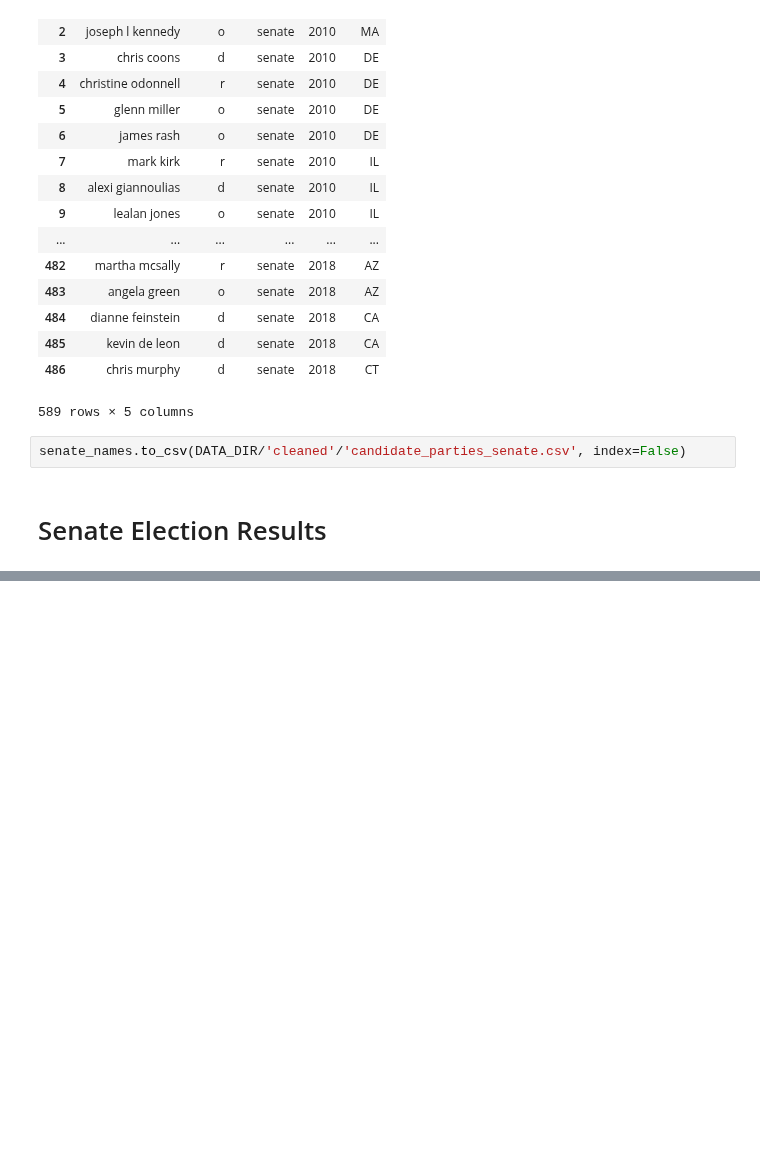
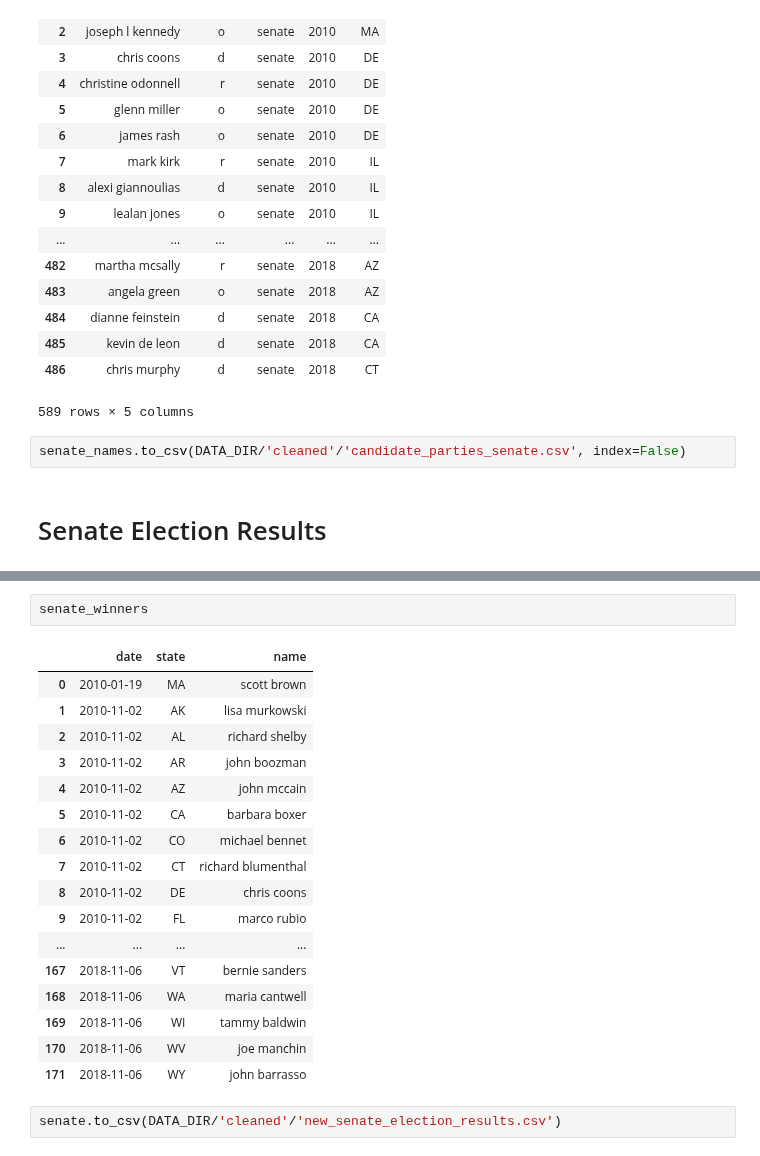
Before and after one commit to Nlorio/election-forecast, a Jupyter notebook: notebooks/1-preprocessing/new_scrape_senate.ipynb, the cells around one changed output, grey strips where cells are left out. Drawn from its saved outputs; the diff is of its cells as text; blank space fills up the shorter version.

```diff
--- a/notebooks/1-preprocessing/new_scrape_senate.ipynb
+++ b/notebooks/1-preprocessing/new_scrape_senate.ipynb
@@ -141,0 +292,22 @@ senate_names.to_csv(DATA_DIR/'cleaned'/'candidate_parties_senate.csv', index=Fal
+# %%
+senate_winners
+# %% [output]
+|  | date | state | name |
+| 0 | 2010-01-19 | MA | scott brown |
+| 1 | 2010-11-02 | AK | lisa murkowski |
+| 2 | 2010-11-02 | AL | richard shelby |
+| 3 | 2010-11-02 | AR | john boozman |
+| 4 | 2010-11-02 | AZ | john mccain |
+| 5 | 2010-11-02 | CA | barbara boxer |
+| 6 | 2010-11-02 | CO | michael bennet |
+| 7 | 2010-11-02 | CT | richard blumenthal |
+| 8 | 2010-11-02 | DE | chris coons |
+| 9 | 2010-11-02 | FL | marco rubio |
+| ... | ... | ... | ... |
+| 167 | 2018-11-06 | VT | bernie sanders |
+| 168 | 2018-11-06 | WA | maria cantwell |
+| 169 | 2018-11-06 | WI | tammy baldwin |
+| 170 | 2018-11-06 | WV | joe manchin |
+| 171 | 2018-11-06 | WY | john barrasso |
+# %%
+senate.to_csv(DATA_DIR/'cleaned'/'new_senate_election_results.csv')
```
Also changed, not shown: parts of 9 cells of this notebook, 3 other files.
